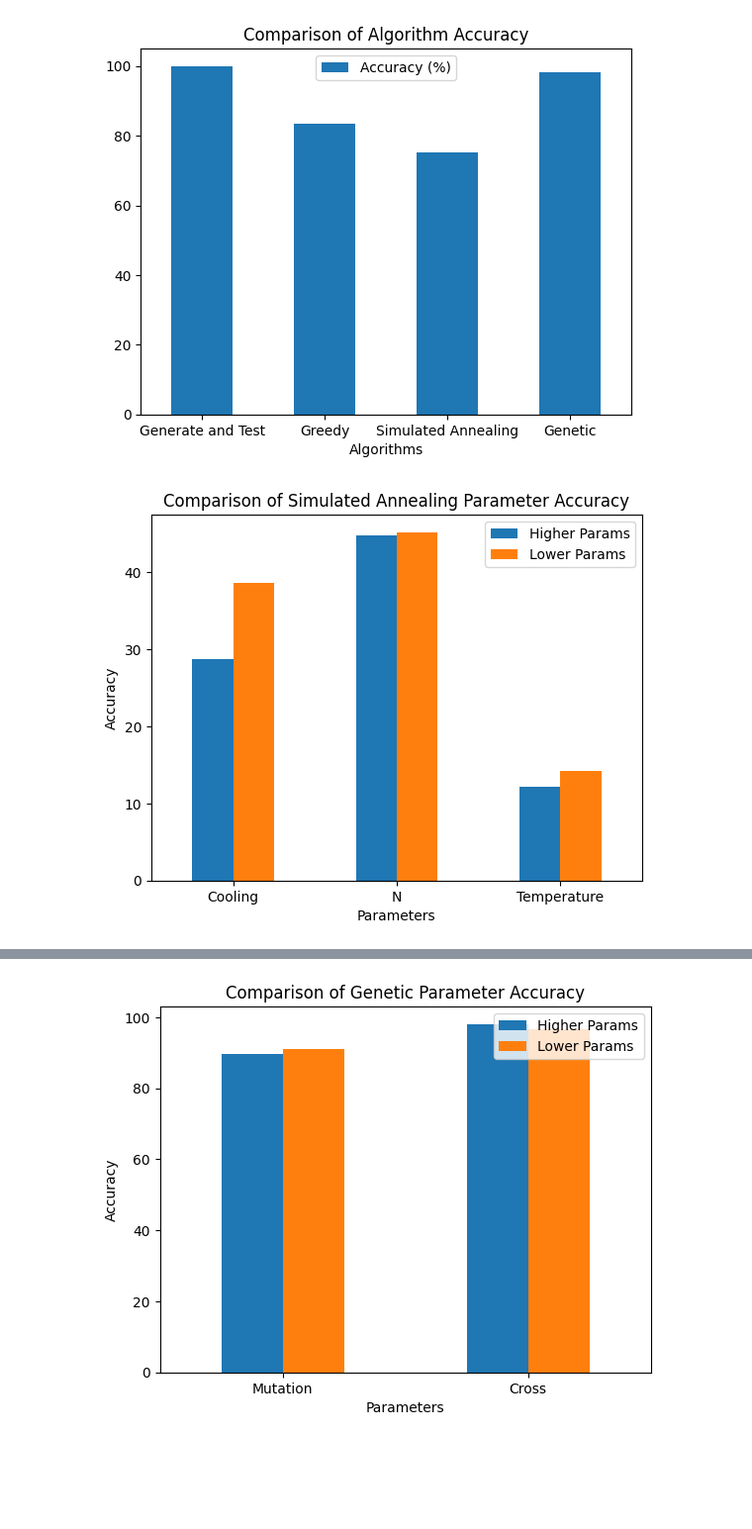
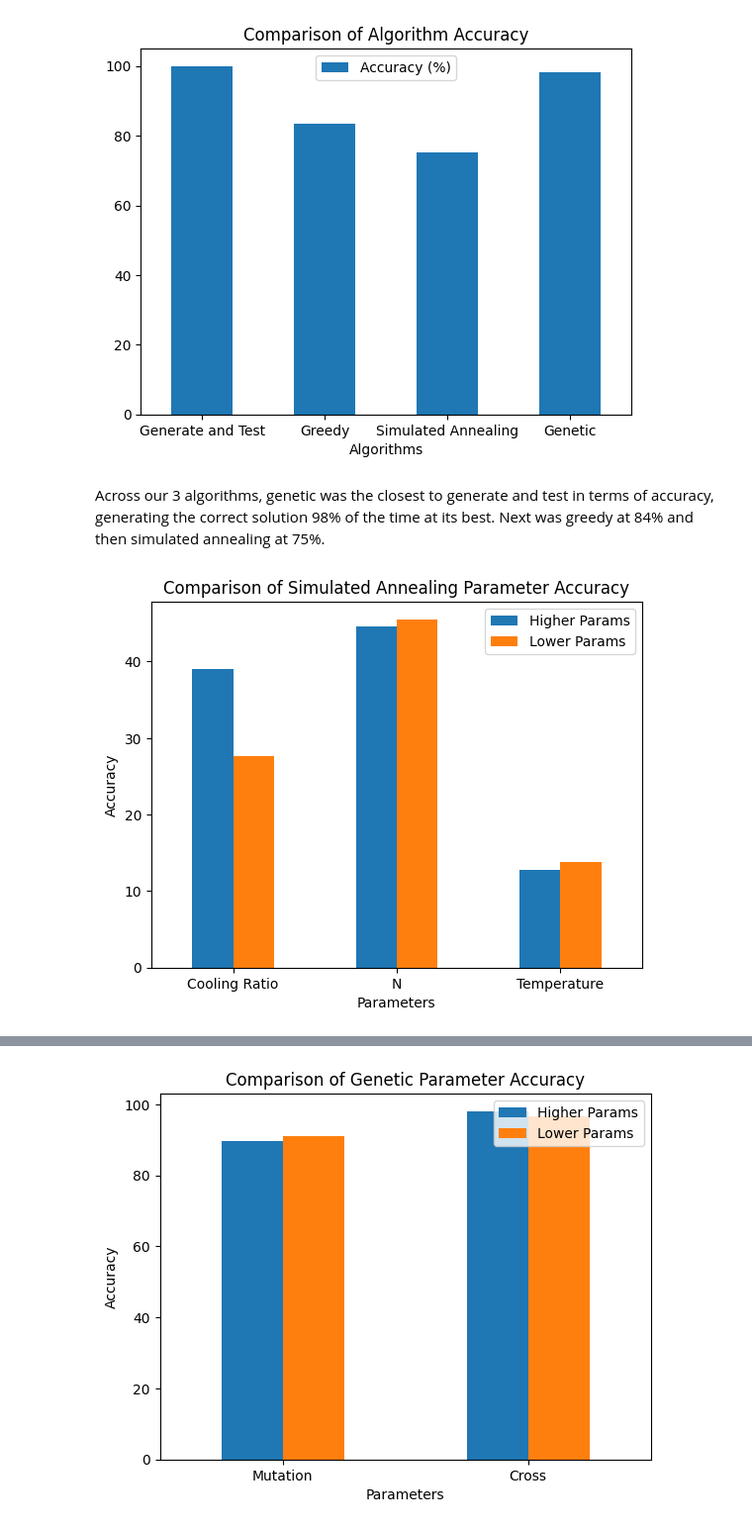
Before and after one commit to NatashaNaima/AI-KnapsackProblem, a Jupyter notebook: CSI4106_A1_Template.ipynb, the cells around one changed output, grey strips where cells are left out. Shown at 99% size. Saved outputs shown, nothing was run; the diff lists cells and outputs as text; code cells hidden in the pictures; blank space fills up the shorter version.

```diff
--- a/CSI4106_A1_Template.ipynb
+++ b/CSI4106_A1_Template.ipynb
@@ -520,20 +520,22 @@ df = pd.DataFrame({
 ax = df.plot.bar(x='Algorithms', y='Accuracy (%)', title='Comparison of Algorithm Accuracy', rot=0)
 # %% [output]
 [figure]
+# %% [markdown]
+Across our 3 algorithms, genetic was the closest to generate and test in terms of accuracy, generating the correct solution 98% of the time at its best. Next was greedy at 84% and then simulated annealing at 75%.
 # %%
-higher = [np.mean(solutions_cooling_2) * 100, np.mean(solutions_n_2) * 100, np.mean(solutions_temp_2) * 100]
-lower = [np.mean(solutions_cooling_1) * 100, np.mean(solutions_n_1) * 100, np.mean(solutions_temp_1) * 100]
+higher = [np.mean(solutions_cooling_1) * 100, np.mean(solutions_n_2) * 100, np.mean(solutions_temp_2) * 100]
+lower = [np.mean(solutions_cooling_2) * 100, np.mean(solutions_n_1) * 100, np.mean(solutions_temp_1) * 100]
 
-index = ['Cooling', 'N', 'Temperature']
+index = ['Cooling Ratio', 'N', 'Temperature']
 
 df = pd.DataFrame(
 	{
 		'Higher Params': higher,
 		'Lower Params': lower
 	},
 	index=index
 )
 
 ax = df.plot.bar(rot=0, xlabel='Parameters', ylabel='Accuracy', title='Comparison of Simulated Annealing Parameter Accuracy')
 # %% [output]
-[figure, old version]
+[figure, new version]
```
Also changed, not shown: parts of 4 cells of this notebook.
